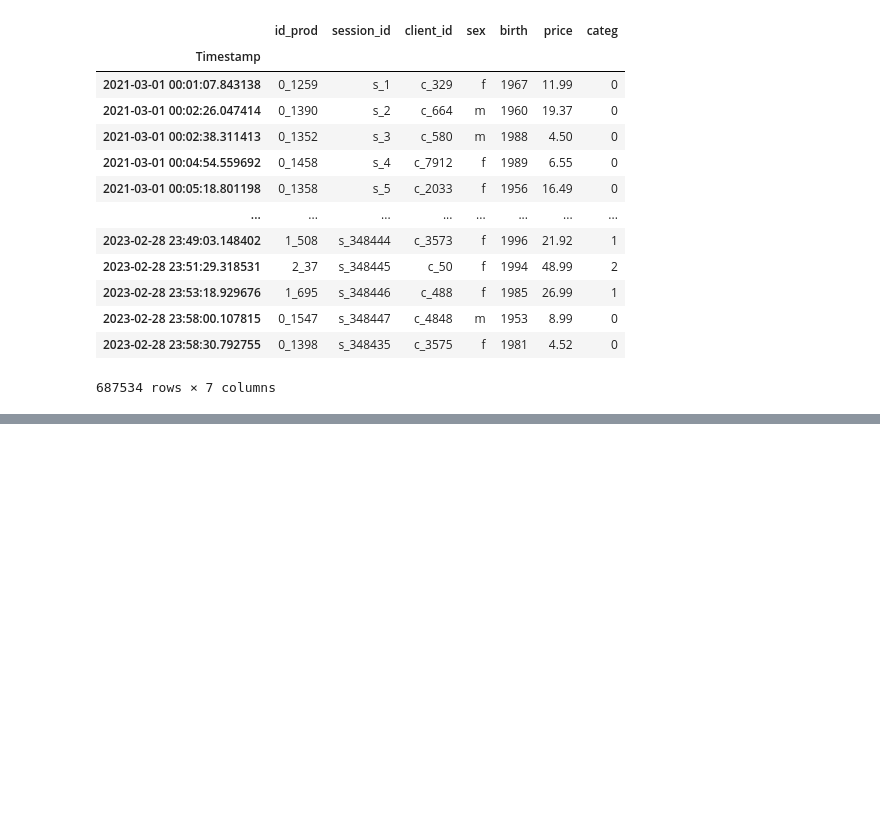
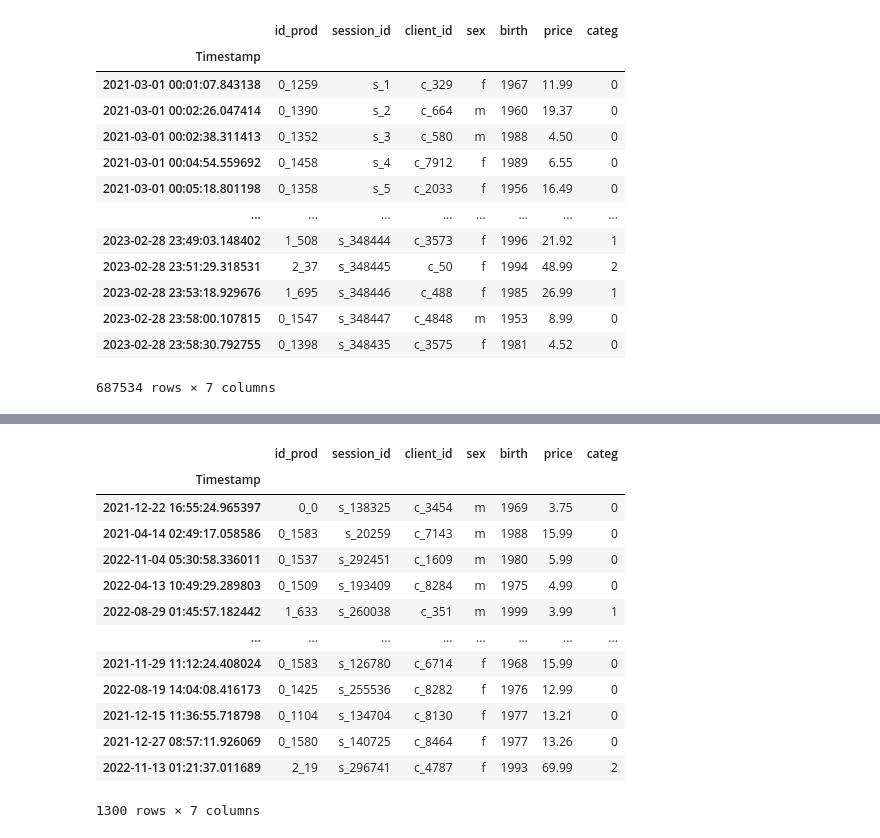
Before and after one commit to IshemZ/Projet_6-Lapage, a Jupyter notebook: Programme/5.data_statistics.ipynb, the cells around one changed output, grey strips where cells are left out. Saved outputs shown, nothing was run; the diff lists cells and outputs as text; code cells hidden in the pictures; blank space fills up the shorter version.

Commit message:
ajout

```diff
--- a/Programme/5.data_statistics.ipynb
+++ b/Programme/5.data_statistics.ipynb
@@ -37,0 +111,37 @@ df_stat
+# %%
+# Supposons que df_stat est votre DataFrame initial
+strate_sexe = df_stat['sex'].unique()
+
+taille_echantillon_par_strate = {'m': 650, 'f': 650}
+
+# Sélectionner des échantillons dans chaque strate
+echantillon_stratifie = pd.DataFrame()
+for strate, taille in taille_echantillon_par_strate.items():
+    # Filtrer le DataFrame pour la strate actuelle
+    df_filtre = df_stat[df_stat['sex'] == strate]
+
+    # Vérifier si le DataFrame filtré contient suffisamment de lignes
+    if len(df_filtre) >= taille:
+        # Si oui, prélever un échantillon et l'ajouter à echantillon_stratifie
+        echantillon_temp = df_filtre.sample(n=taille, random_state=2)
+        echantillon_stratifie = pd.concat([echantillon_stratifie, echantillon_temp])
+    else:
+        print(f"La strate '{strate}' ne contient pas suffisamment de lignes pour un échantillon de taille {taille}.")
+
+# Réinitialiser les index
+echantillon_stratifie
+# %% [output]
+|  | id_prod | session_id | client_id | sex | birth | price | categ |
+| Timestamp |  |  |  |  |  |  |  |
+| 2021-12-22 16:55:24.965397 | 0_0 | s_138325 | c_3454 | m | 1969 | 3.75 | 0 |
+| 2021-04-14 02:49:17.058586 | 0_1583 | s_20259 | c_7143 | m | 1988 | 15.99 | 0 |
+| 2022-11-04 05:30:58.336011 | 0_1537 | s_292451 | c_1609 | m | 1980 | 5.99 | 0 |
+| 2022-04-13 10:49:29.289803 | 0_1509 | s_193409 | c_8284 | m | 1975 | 4.99 | 0 |
+| 2022-08-29 01:45:57.182442 | 1_633 | s_260038 | c_351 | m | 1999 | 3.99 | 1 |
+| ... | ... | ... | ... | ... | ... | ... | ... |
+| 2021-11-29 11:12:24.408024 | 0_1583 | s_126780 | c_6714 | f | 1968 | 15.99 | 0 |
+| 2022-08-19 14:04:08.416173 | 0_1425 | s_255536 | c_8282 | f | 1976 | 12.99 | 0 |
+| 2021-12-15 11:36:55.718798 | 0_1104 | s_134704 | c_8130 | f | 1977 | 13.21 | 0 |
+| 2021-12-27 08:57:11.926069 | 0_1580 | s_140725 | c_8464 | f | 1977 | 13.26 | 0 |
+| 2022-11-13 01:21:37.011689 | 2_19 | s_296741 | c_4787 | f | 1993 | 69.99 | 2 |
+1300 rows × 7 columns
```
Also changed, not shown: parts of 13 cells of this notebook.
